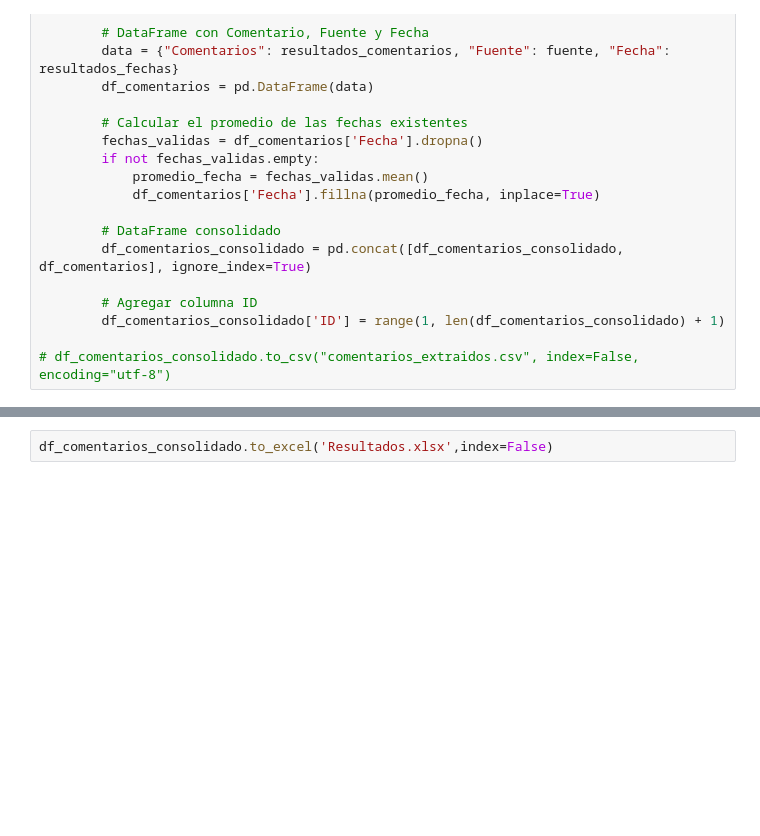
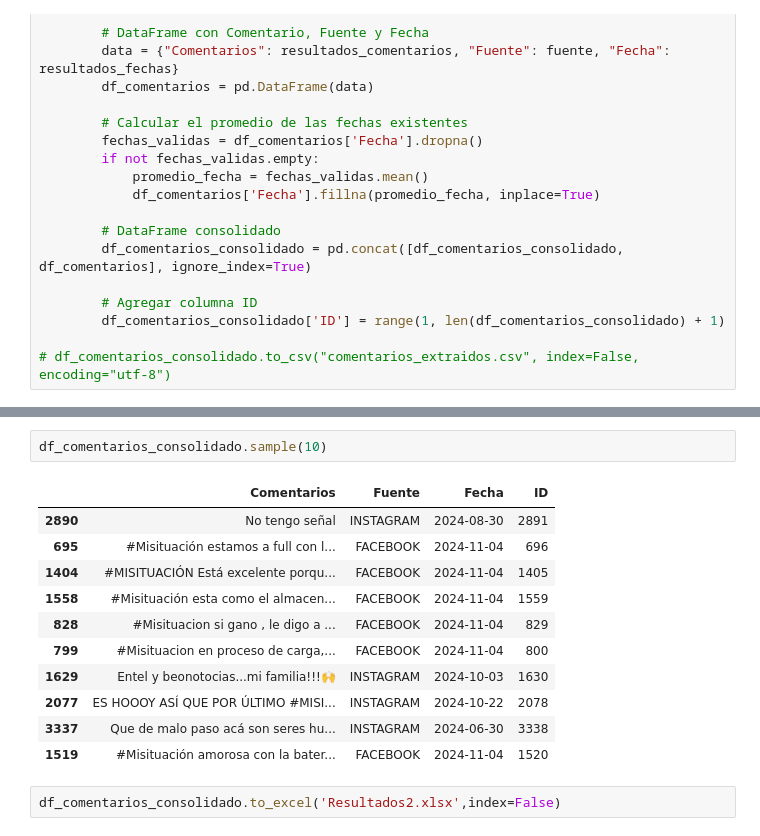
Before and after one commit to bejamin10/Aporte_Practico, a Jupyter notebook: regex.ipynb, the cells around one changed output, grey strips where cells are left out. Cells and saved outputs as stored; diff of their text form; blank space fills up the shorter version.

```diff
--- a/regex.ipynb
+++ b/regex.ipynb
@@ -141,2 +215,16 @@ df_comentarios_consolidado
+# %%
+df_comentarios_consolidado.sample(10)
+# %% [output]
+|  | Comentarios | Fuente | Fecha | ID |
+| 2890 | No tengo señal | INSTAGRAM | 2024-08-30 | 2891 |
+| 695 | #Misituación estamos a full con l... | FACEBOOK | 2024-11-04 | 696 |
+| 1404 | #MISITUACIÓN Está excelente porqu... | FACEBOOK | 2024-11-04 | 1405 |
+| 1558 | #Misituación esta como el almacen... | FACEBOOK | 2024-11-04 | 1559 |
+| 828 | #Misituacion si gano , le digo a ... | FACEBOOK | 2024-11-04 | 829 |
+| 799 | #Misituacion en proceso de carga,... | FACEBOOK | 2024-11-04 | 800 |
+| 1629 | Entel y beonotocias...mi familia!!!🙌 | INSTAGRAM | 2024-10-03 | 1630 |
+| 2077 | ES HOOOY ASÍ QUE POR ÚLTIMO #MISI... | INSTAGRAM | 2024-10-22 | 2078 |
+| 3337 | Que de malo paso acá son seres hu... | INSTAGRAM | 2024-06-30 | 3338 |
+| 1519 | #Misituación amorosa con la bater... | FACEBOOK | 2024-11-04 | 1520 |
 # %%
-df_comentarios_consolidado.to_excel('Resultados.xlsx',index=False)
+df_comentarios_consolidado.to_excel('Resultados2.xlsx',index=False)
```
Also changed, not shown: parts of 15 cells of this notebook, 1 other file.
